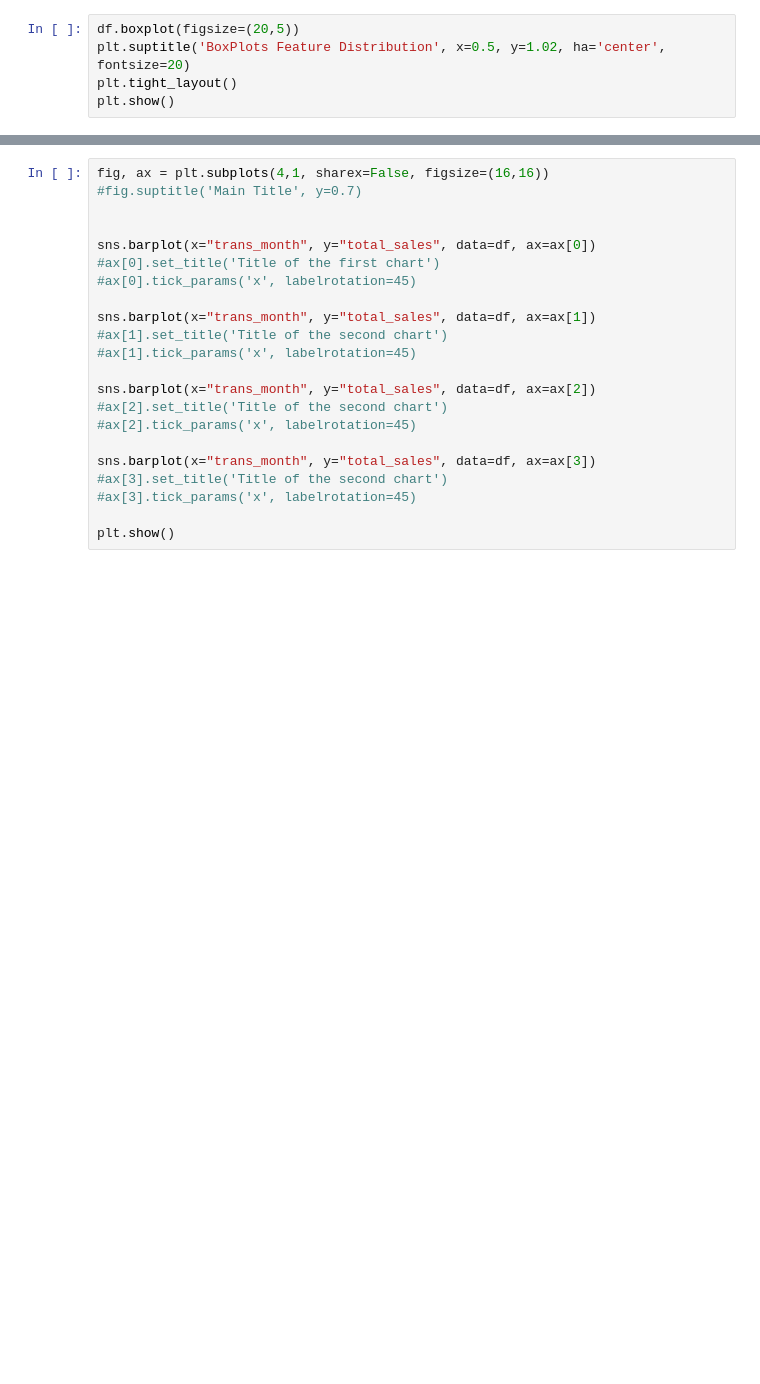
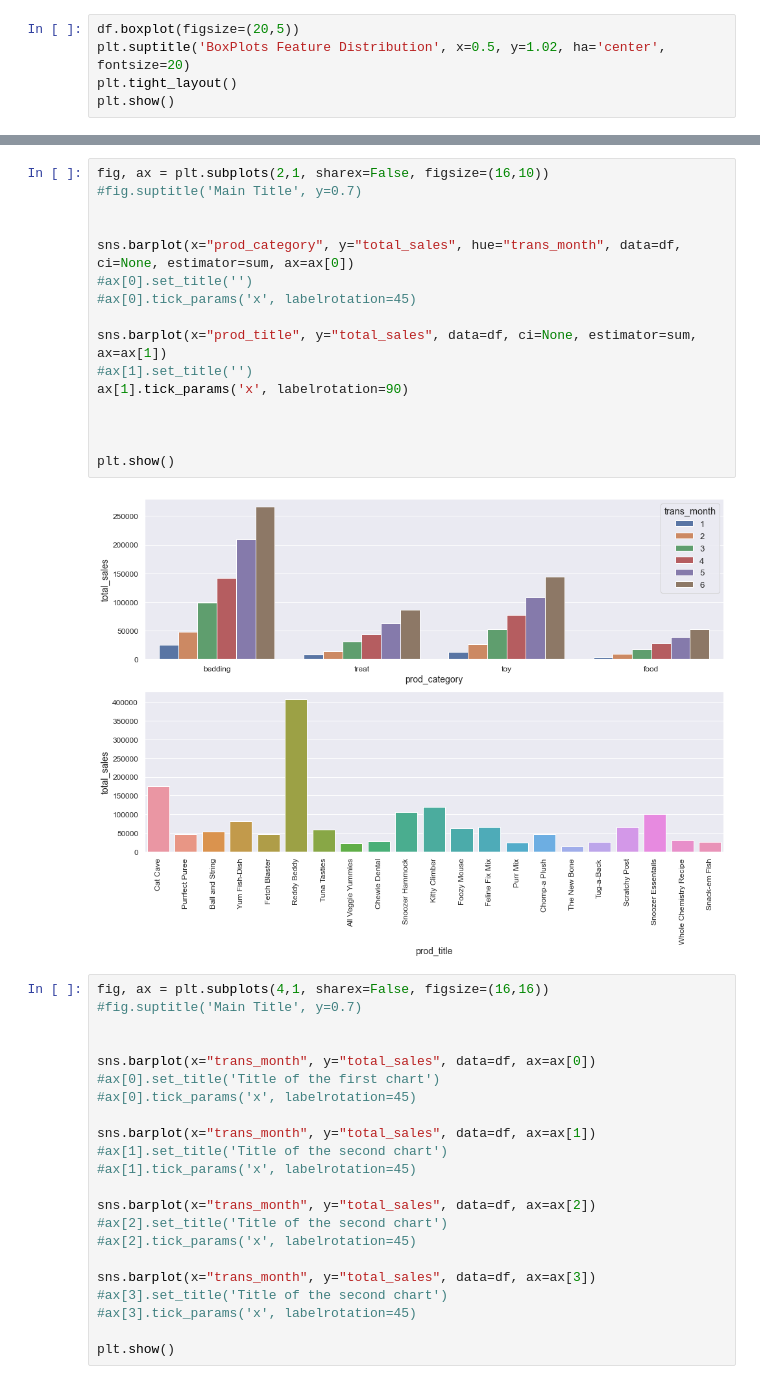
Before and after one commit to dennislamcv1/MetaMarketingAnalytics, a Jupyter notebook: Introduction to Data Analytics/Capstone Project.ipynb, the cells around one changed output, grey strips where cells are left out. Saved outputs shown, nothing was run; the diff lists cells and outputs as text; blank space fills up the shorter version.

```diff
--- a/Introduction to Data Analytics/Capstone Project.ipynb
+++ b/Introduction to Data Analytics/Capstone Project.ipynb
@@ -272,3 +342,21 @@ plt.show()
+# %%
+fig, ax = plt.subplots(2,1, sharex=False, figsize=(16,10))
+#fig.suptitle('Main Title', y=0.7)
+
+
+sns.barplot(x="prod_category", y="total_sales", hue="trans_month", data=df, ci=None, estimator=sum, ax=ax[0])
+#ax[0].set_title('')
+#ax[0].tick_params('x', labelrotation=45)
+
+sns.barplot(x="prod_title", y="total_sales", data=df, ci=None, estimator=sum, ax=ax[1])
+#ax[1].set_title('')
+ax[1].tick_params('x', labelrotation=90)
+
+
+
+plt.show()
+# %% [output]
+[figure, added]
 # %%
 fig, ax = plt.subplots(4,1, sharex=False, figsize=(16,16))
 #fig.suptitle('Main Title', y=0.7)
```
Also changed, not shown: parts of 12 cells of this notebook, 7 other files.
